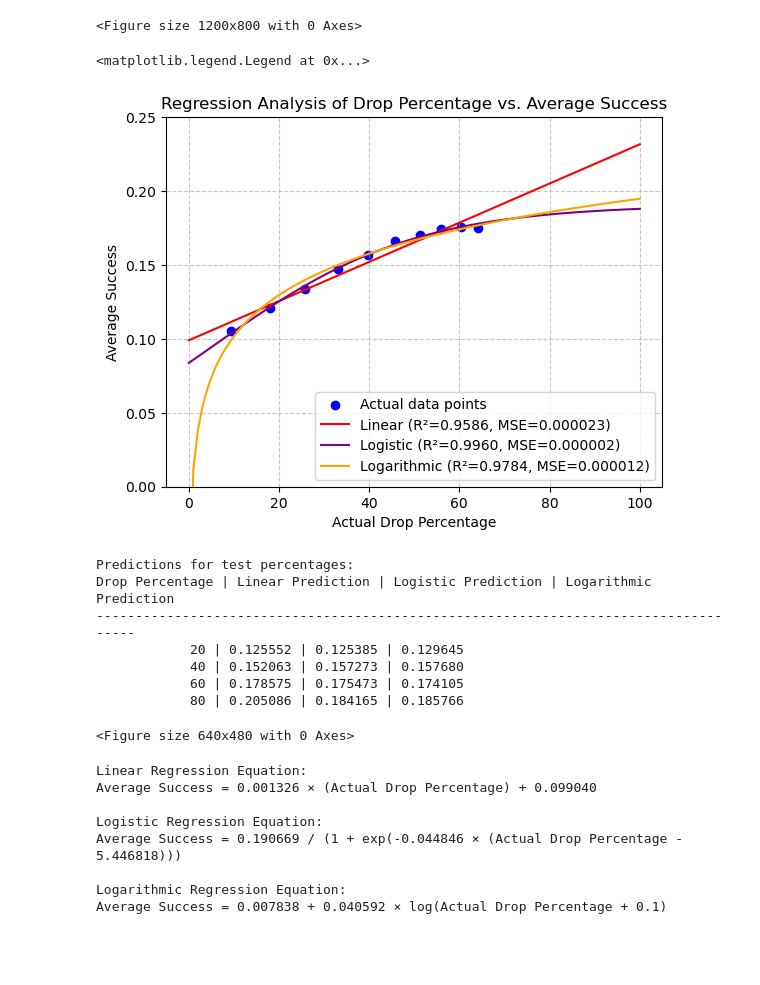
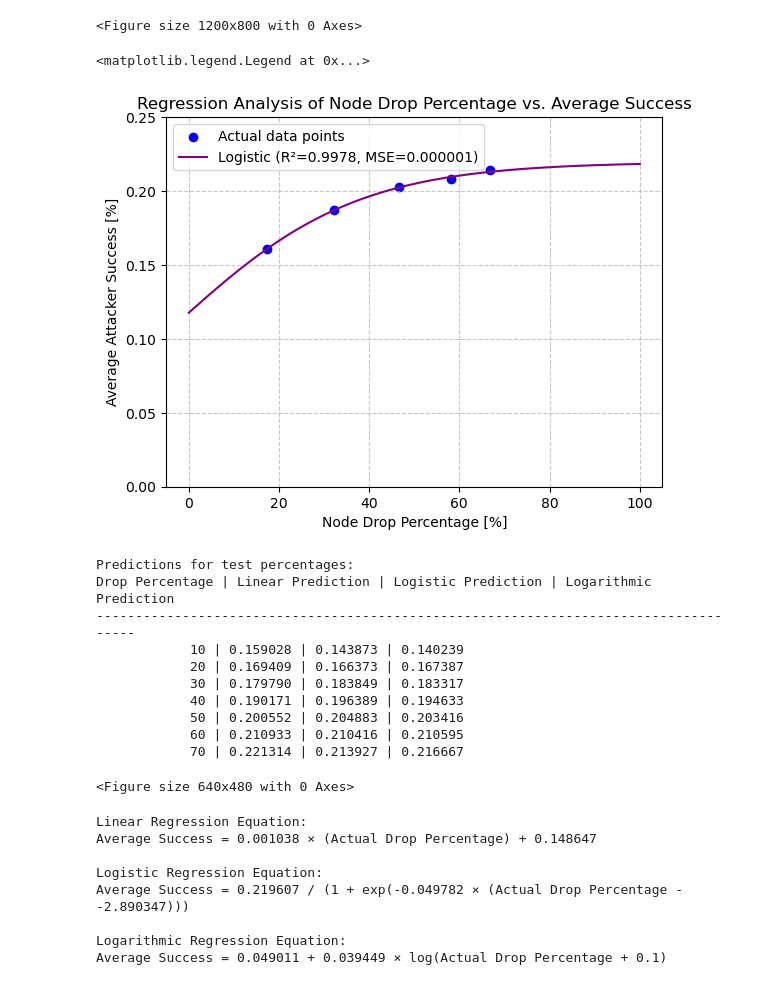
Before and after one commit to wiggly1993/Python_Implementation_ComputersAndSecurity_RoboticsCaseStudies_Cut-The-Rope, a Jupyter notebook: src/0Day_Exploit/regression.ipynb, the cells around one changed output. Saved outputs shown, nothing was run; the diff lists cells and outputs as text; code cells hidden in the pictures; blank space fills up the shorter version.

```diff
--- a/src/0Day_Exploit/regression.ipynb
+++ b/src/0Day_Exploit/regression.ipynb
@@ -8,7 +14,7 @@ from sklearn.preprocessing import PolynomialFeatures
 from sklearn.metrics import r2_score, mean_squared_error
 # %%
 # Load the CSV data
-file_path = 'experiment_3_extrapolation_results.csv'
+file_path = 'experiment_1_extrapolation_results.csv'
 data = pd.read_csv(file_path)
 # %%
 # Display the loaded data
@@ -130,34 +127,38 @@ plt.figure(figsize=(12, 8))
 # %%
 # Create a range of x values for prediction
 x_range = np.linspace(0, 100, 100).reshape(-1, 1)
+
+# Generate predictions for the range
 y_pred_linear_range = linear_model.predict(x_range)
 y_pred_poly_range = poly_model.predict(poly_features.transform(x_range))
+y_pred_log_range = logarithmic_function(x_range.flatten(), a_fit, b_fit)
+y_pred_logistic_range = logistic_function(x_range.flatten(), L_fit, k_fit, x0_fit)
 
 # Plot the actual data points
 plt.ylim(0, 0.25)
 plt.scatter(X, y, color='blue', label='Actual data points')
 
-# Plot the regression lines
-plt.plot(x_range, y_pred_linear_range, color='red',
-         label=f'Linear (R²={r2_linear:.4f}, MSE={mse_linear:.6f})')
+# # Plot the regression lines
+# plt.plot(x_range, y_pred_linear_range, color='red',
+#          label=f'Linear (R²={r2_linear:.4f}, MSE={mse_linear:.6f})')
 
 # Plot the logistic regression curve
 plt.plot(x_range, y_pred_logistic_range, color='purple',
          label=f'Logistic (R²={r2_logistic:.4f}, MSE={mse_logistic:.6f})')
 
-# Plot the logarithmic regression curve
-plt.plot(x_range, y_pred_log_range, color='orange',
-         label=f'Logarithmic (R²={r2_log:.4f}, MSE={mse_log:.6f})')
+# # Plot the logarithmic regression curve
+# plt.plot(x_range, y_pred_log_range, color='orange',
+#          label=f'Logarithmic (R²={r2_log:.4f}, MSE={mse_log:.6f})')
 
 # Add labels and title
-plt.xlabel('Actual Drop Percentage')
-plt.ylabel('Average Success')
-plt.title('Regression Analysis of Drop Percentage vs. Average Success')
+plt.xlabel('Node Drop Percentage [%]')
+plt.ylabel('Average Attacker Success [%]')
+plt.title('Regression Analysis of Node Drop Percentage vs. Average Success')
 plt.grid(True, linestyle='--', alpha=0.7)
 plt.legend()
 # %% [output]
 <matplotlib.legend.Legend at 0x...>
-[figure, old version]
+[figure, new version]
 # %%
 def predict_success(drop_percentage, model_type='linear'):
     """
@@ -186,7 +187,7 @@ def predict_success(drop_percentage, model_type='linear'):
         raise ValueError("Model type must be 'linear', 'logistic', or 'logarithmic'")
 # %%
 # Example usage of the prediction function
-test_percentages = [20, 40, 60, 80]
+test_percentages = [10, 20, 30, 40, 50, 60, 70]
 print("\nPredictions for test percentages:")
 print("Drop Percentage | Linear Prediction | Logistic Prediction | Logarithmic Prediction")
 print("-" * 85)
@@ -200,12 +201,14 @@ for percentage in test_percentages:
 Predictions for test percentages:
 Drop Percentage | Linear Prediction | Logistic Prediction | Logarithmic Prediction
 -------------------------------------------------------------------------------------
-            20 | 0.125552 | 0.125385 | 0.129645
-            40 | 0.152063 | 0.157273 | 0.157680
-            60 | 0.178575 | 0.175473 | 0.174105
-            80 | 0.205086 | 0.184165 | 0.185766
+            10 | 0.159028 | 0.143873 | 0.140239
+            20 | 0.169409 | 0.166373 | 0.167387
+            30 | 0.179790 | 0.183849 | 0.183317
+            40 | 0.190171 | 0.196389 | 0.194633
+            50 | 0.200552 | 0.204883 | 0.203416
+            60 | 0.210933 | 0.210416 | 0.210595
+            70 | 0.221314 | 0.213927 | 0.216667
 # %%
-
 # Show the plot
 plt.tight_layout()
 plt.savefig('regression_plot.png')  # Save the plot to a file
@@ -225,10 +228,10 @@ print(f"Average Success = {a_fit:.6f} + {b_fit:.6f} × log(Actual Drop Percentag
 # %% [output]
 <Figure size 640x480 with 0 Axes>
 Linear Regression Equation:
-Average Success = 0.001326 × (Actual Drop Percentage) + 0.099040
+Average Success = 0.001038 × (Actual Drop Percentage) + 0.148647
 
 Logistic Regression Equation:
-Average Success = 0.190669 / (1 + exp(-0.044846 × (Actual Drop Percentage - 5.446818)))
+Average Success = 0.219607 / (1 + exp(-0.049782 × (Actual Drop Percentage - -2.890347)))
 
 Logarithmic Regression Equation:
-Average Success = 0.007838 + 0.040592 × log(Actual Drop Percentage + 0.1)
+Average Success = 0.049011 + 0.039449 × log(Actual Drop Percentage + 0.1)
```
Also changed, not shown: parts of 6 cells of this notebook, 9 other files.
